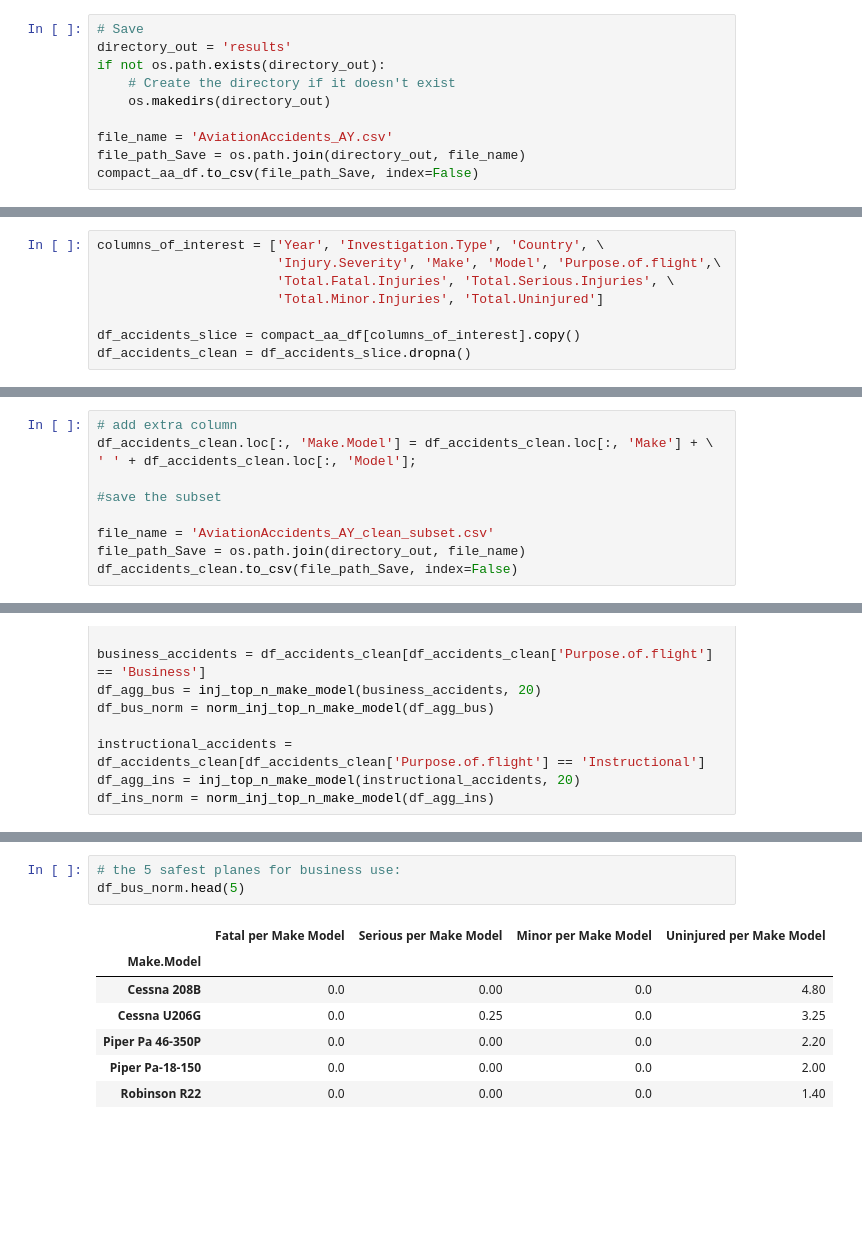
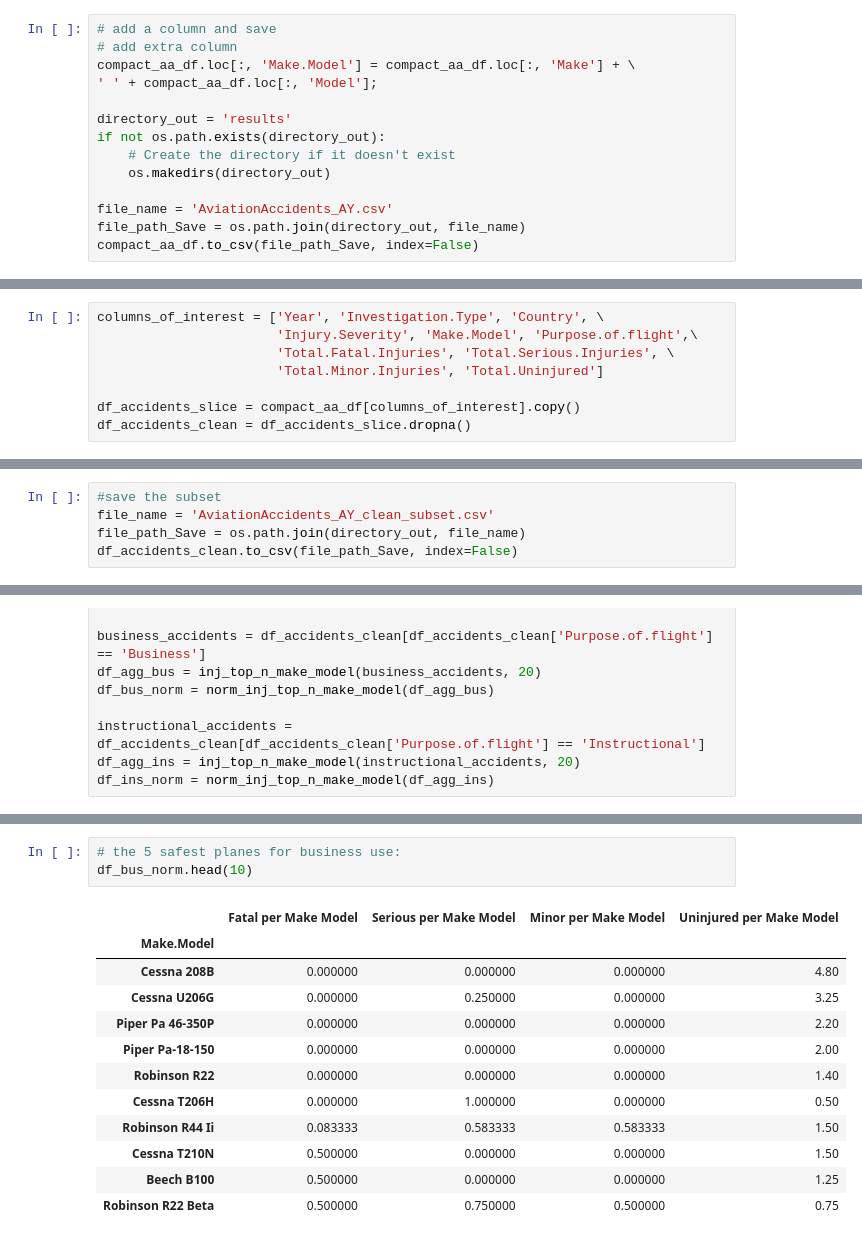
Before and after one commit to leksea/dsc-phase-1-project, a Jupyter notebook: Alexandra Yakovleva Phase 1 DS Flex Final Project.ipynb, the cells around one changed output, grey strips where cells are left out. Cells and saved outputs as stored; diff of their text form; blank space fills up the shorter version.

```diff
--- a/Alexandra Yakovleva Phase 1 DS Flex Final Project.ipynb
+++ b/Alexandra Yakovleva Phase 1 DS Flex Final Project.ipynb
@@ -413,7 +413,11 @@ Data columns (total 21 columns):
 dtypes: datetime64[ns](1), float64(6), object(14)
 memory usage: 14.5+ MB
 # %%
-# Save
+# add a column and save
+# add extra column
+compact_aa_df.loc[:, 'Make.Model'] = compact_aa_df.loc[:, 'Make'] + \
+' ' + compact_aa_df.loc[:, 'Model'];
+
 directory_out = 'results'
 if not os.path.exists(directory_out):
     # Create the directory if it doesn't exist
@@ -442,7 +432,7 @@ compact_aa_df.to_csv(file_path_Save, index=False)
 We'll work on further reducing the dataset, dropping NaNs and establishing a template for the final business analysis. Begin with identifying key columns and filter parameters.
 # %%
 columns_of_interest = ['Year', 'Investigation.Type', 'Country', \
-                       'Injury.Severity', 'Make', 'Model', 'Purpose.of.flight',\
+                       'Injury.Severity', 'Make.Model', 'Purpose.of.flight',\
                        'Total.Fatal.Injuries', 'Total.Serious.Injuries', \
                        'Total.Minor.Injuries', 'Total.Uninjured']
 
@@ -557,12 +547,7 @@ Aircraft safety rating is gentrally defined as a number of total fatalities divi
 We do not have the data on total number of flights per make and model, so we'll use the number of total occurences in our dataset instead.
 Our objective is to establish an analysis pipeline to answer the business question. We'll add a combined make and model column to the dataset then write several aux functions for counting and ordering the categorical values in it.
 # %%
-# add extra column
-df_accidents_clean.loc[:, 'Make.Model'] = df_accidents_clean.loc[:, 'Make'] + \
-' ' + df_accidents_clean.loc[:, 'Model'];
-
 #save the subset
-
 file_name = 'AviationAccidents_AY_clean_subset.csv'
 file_path_Save = os.path.join(directory_out, file_name)
 df_accidents_clean.to_csv(file_path_Save, index=False)
@@ -701,13 +694,18 @@ df_comm_norm.head(5)
 # %%
 # the 5 safest planes for business use:
-df_bus_norm.head(5)
+df_bus_norm.head(10)
 # %% [output]
 |  | Fatal per Make Model | Serious per Make Model | Minor per Make Model | Uninjured per Make Model |
 | Make.Model |  |  |  |  |
-| Cessna 208B | 0.0 | 0.00 | 0.0 | 4.80 |
-| Cessna U206G | 0.0 | 0.25 | 0.0 | 3.25 |
-| Piper Pa 46-350P | 0.0 | 0.00 | 0.0 | 2.20 |
-| Piper Pa-18-150 | 0.0 | 0.00 | 0.0 | 2.00 |
-| Robinson R22 | 0.0 | 0.00 | 0.0 | 1.40 |
+| Cessna 208B | 0.000000 | 0.000000 | 0.000000 | 4.80 |
+| Cessna U206G | 0.000000 | 0.250000 | 0.000000 | 3.25 |
+| Piper Pa 46-350P | 0.000000 | 0.000000 | 0.000000 | 2.20 |
+| Piper Pa-18-150 | 0.000000 | 0.000000 | 0.000000 | 2.00 |
+| Robinson R22 | 0.000000 | 0.000000 | 0.000000 | 1.40 |
+| Cessna T206H | 0.000000 | 1.000000 | 0.000000 | 0.50 |
+| Robinson R44 Ii | 0.083333 | 0.583333 | 0.583333 | 1.50 |
+| Cessna T210N | 0.500000 | 0.000000 | 0.000000 | 1.50 |
+| Beech B100 | 0.500000 | 0.000000 | 0.000000 | 1.25 |
+| Robinson R22 Beta | 0.500000 | 0.750000 | 0.500000 | 0.75 |
 # %%
 # the 5 safest planes for instructional use:
```
Also changed, not shown: parts of 11 cells of this notebook, 8 other files.
